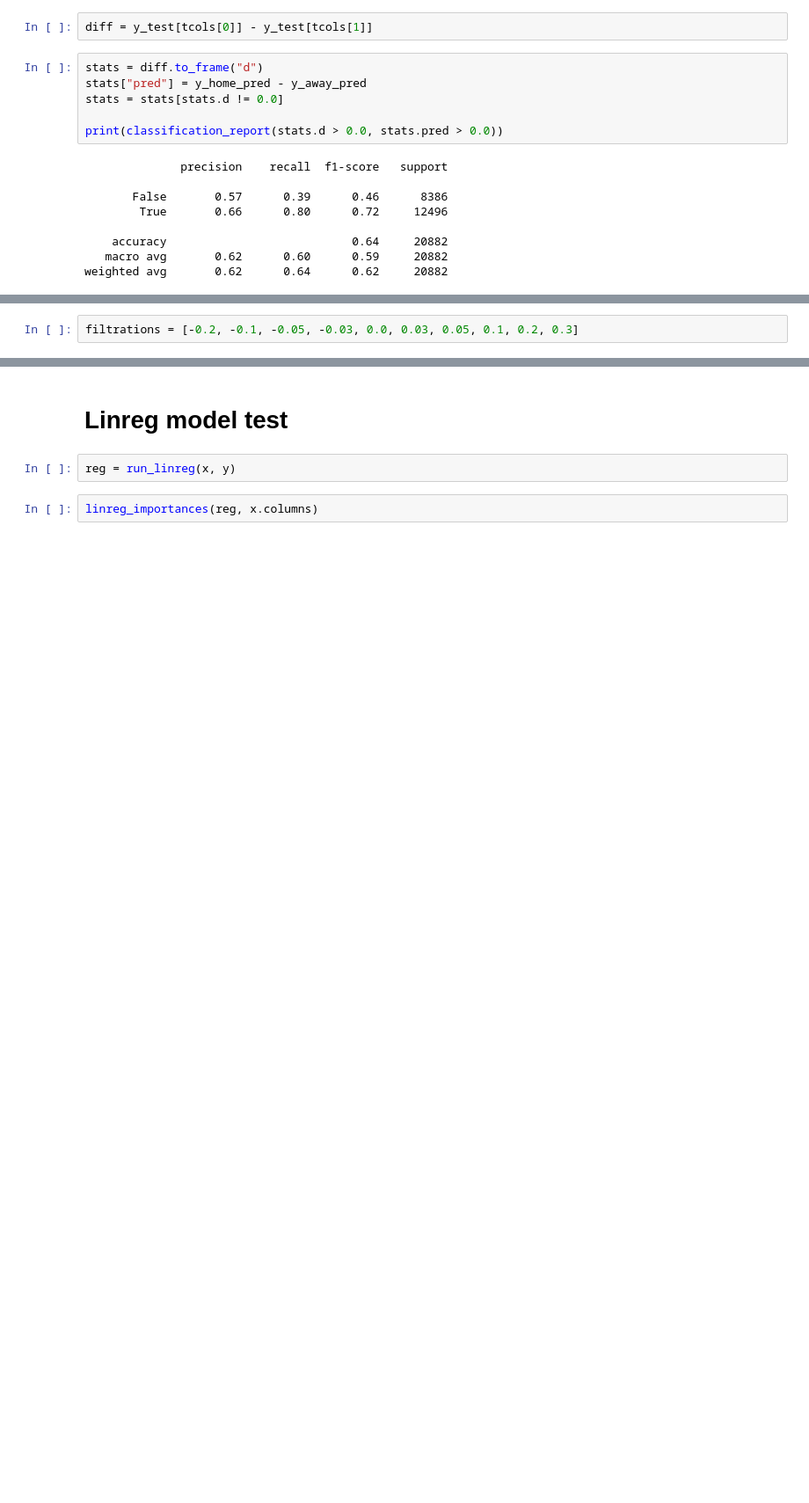
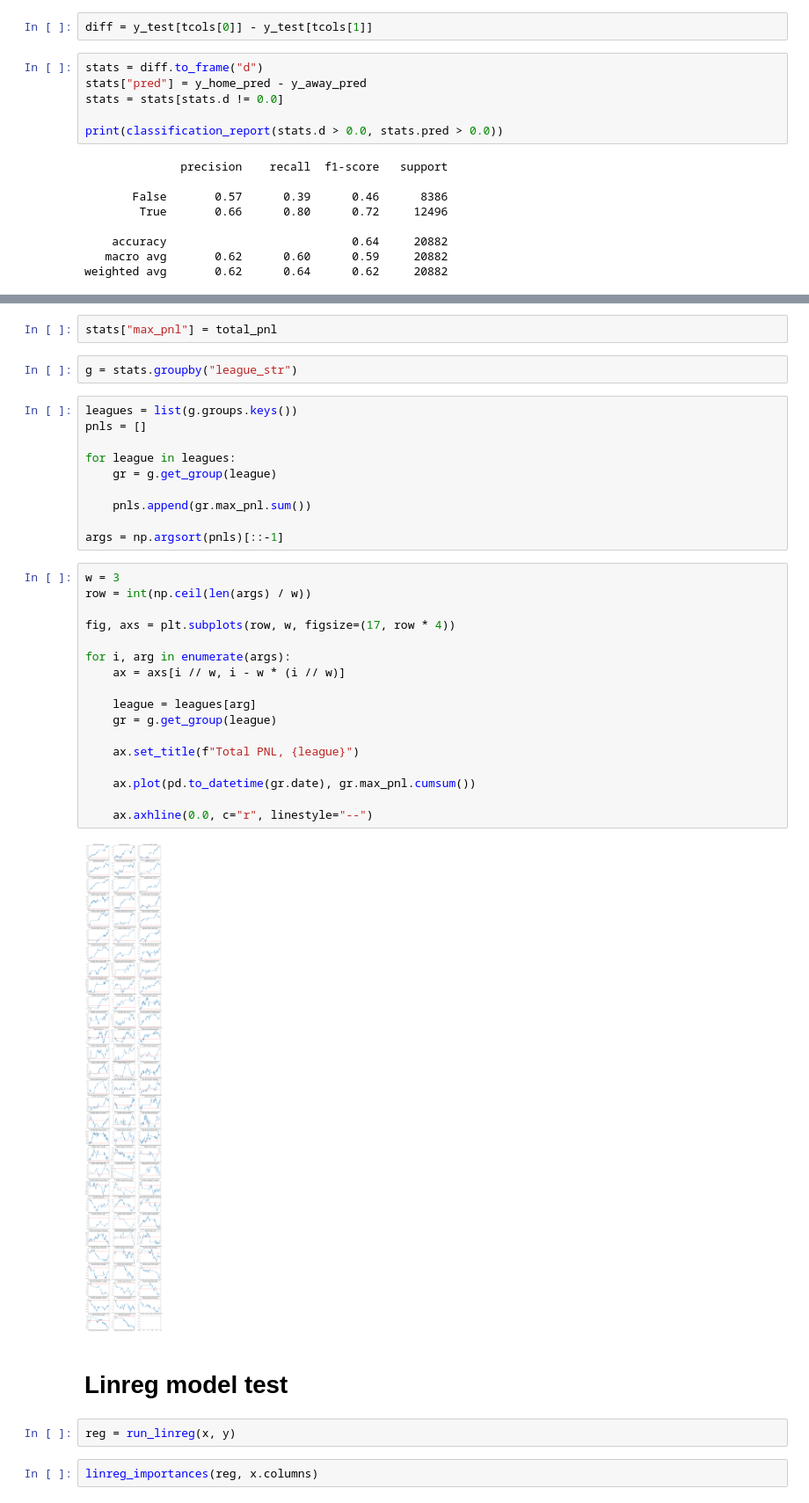
Before and after one commit to nestrading100kg/bets, a Jupyter notebook: notebooks/odds.ipynb, the cells around one changed output, grey strips where cells are left out. Shown at 88% size. Drawn from its saved outputs; the diff is of its cells as text; blank space fills up the shorter version.

```diff
--- a/notebooks/odds.ipynb
+++ b/notebooks/odds.ipynb
@@ -599,6 +737,4 @@ plan = [
     (punder, "punder"),
     (pover, "pover")
 ]
-# %%
-filtrations = [-0.2, -0.1, -0.05, -0.03, 0.0, 0.03, 0.05, 0.1, 0.2, 0.3]
 # %%
@@ -654,3 +835,36 @@ def printbest(plan):
+# %%
+stats["max_pnl"] = total_pnl
+# %%
+g = stats.groupby("league_str")
+# %%
+leagues = list(g.groups.keys())
+pnls = []
+
+for league in leagues:
+    gr = g.get_group(league)
+
+    pnls.append(gr.max_pnl.sum())
+
+args = np.argsort(pnls)[::-1]
+# %%
+w = 3
+row = int(np.ceil(len(args) / w))
+
+fig, axs = plt.subplots(row, w, figsize=(17, row * 4))
+
+for i, arg in enumerate(args):
+    ax = axs[i // w, i - w * (i // w)]
+
+    league = leagues[arg]
+    gr = g.get_group(league)
+
+    ax.set_title(f"Total PNL, {league}")
+
+    ax.plot(pd.to_datetime(gr.date), gr.max_pnl.cumsum())
+
+    ax.axhline(0.0, c="r", linestyle="--")
+# %% [output]
+[figure, added]
 # %% [markdown]
 # Linreg model test
 # %%
```
Also changed, not shown: parts of 79 cells of this notebook, 2 other files.
